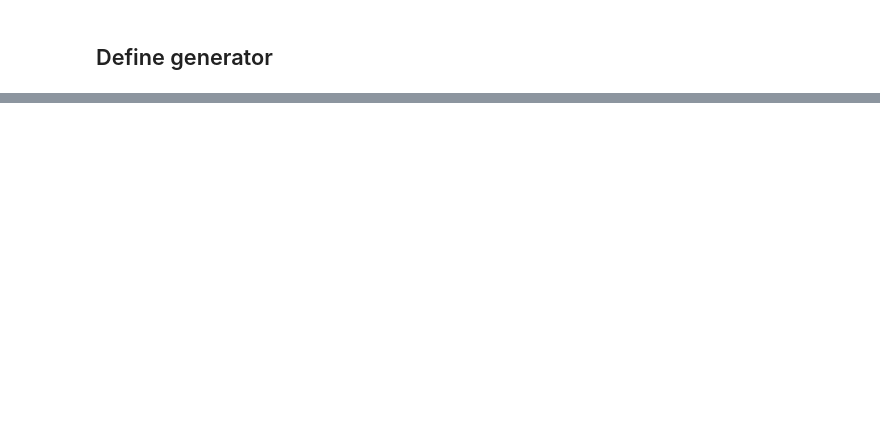
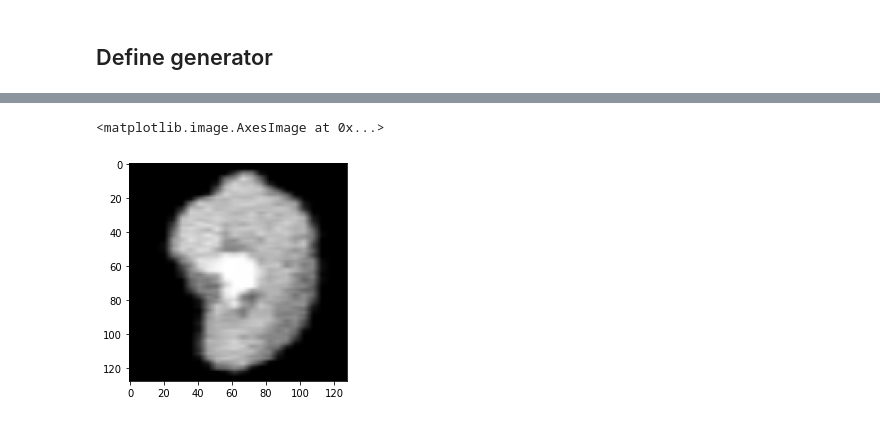
Before and after one commit to ExtremeViscent/SynthSR, a Jupyter notebook: scripts/DataGenerator.ipynb, the cells around one changed output, grey strips where cells are left out. Cells and saved outputs as stored; diff of their text form; code cells hidden in the pictures; blank space fills up the shorter version.

```diff
--- a/scripts/DataGenerator.ipynb
+++ b/scripts/DataGenerator.ipynb
@@ -534,0 +579,5 @@ Building Unet...
+# %%
+plt.imshow(image[0,48,...,0], cmap='gray')
+# %% [output]
+<matplotlib.image.AxesImage at 0x...>
+[figure, added]
```
Also changed, not shown: parts of 11 cells of this notebook, 3 other files.
